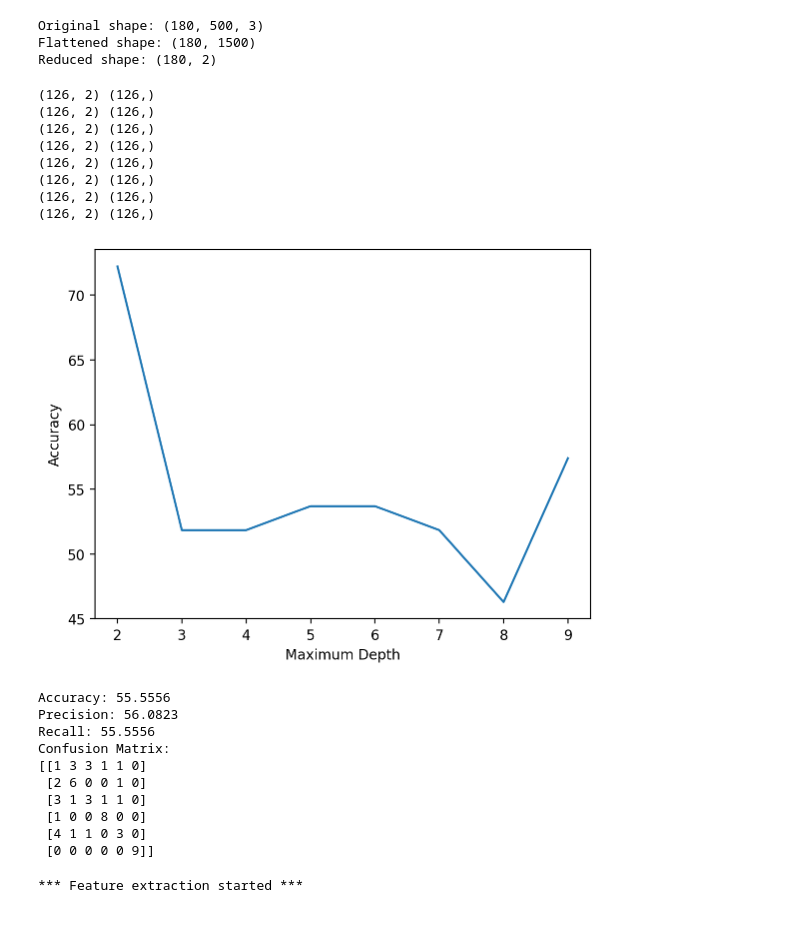
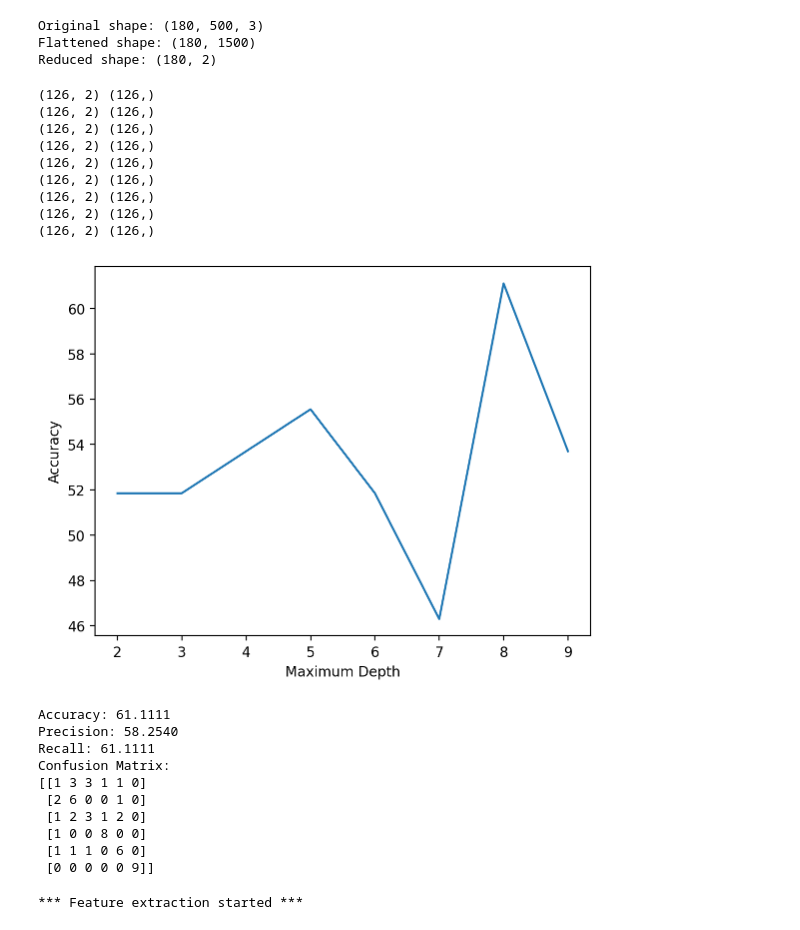
Before and after one commit to Jain-Laksh/ES335-assignment-1, a Jupyter notebook: HAR/task_2.ipynb, the cells around one changed output. Saved outputs shown, nothing was run; the diff lists cells and outputs as text; code cells hidden in the pictures.

```diff
--- a/HAR/task_2.ipynb
+++ b/HAR/task_2.ipynb
@@ -53,35 +58,49 @@ for i in range(len(y)):
 X_list = []
 y_list = []
 
 for i in range(2,10):
     X_list.append(i)
     dt = DecisionTreeClassifier(criterion='entropy', max_depth=i)
     X_train,X_test,y_train,y_test = train_test_split(X,y,test_size=0.3,random_state=20,stratify=y)
     print(X_train.shape, y_train.shape)
     dt.fit(X_train, y_train)
     y_predicted = dt.predict(X_test)
     y_predicted = pd.DataFrame({'Label':y_predicted})
     # accuracy = len(y_predicted[y_predicted['Label']==y_test])/len(y_test)
+    accuracy = accuracy_score(y_test, y_predicted)
     y_list.append(accuracy*100)
-    accuracy = accuracy_score(y_test, y_predicted)
     precision = precision_score(y_test, y_predicted, average='weighted')
     recall = recall_score(y_test, y_predicted, average='weighted')
     conf_matrix = confusion_matrix(y_test, y_predicted)
 
+# X_list.append(i)
+dt = DecisionTreeClassifier(criterion='entropy', max_depth=8)
+X_train,X_test,y_train,y_test = train_test_split(X,y,test_size=0.3,random_state=20,stratify=y)
+print(X_train.shape, y_train.shape)
+dt.fit(X_train, y_train)
+y_predicted = dt.predict(X_test)
+y_predicted = pd.DataFrame({'Label':y_predicted})
+# accuracy = len(y_predicted[y_predicted['Label']==y_test])/len(y_test)
+accuracy = accuracy_score(y_test, y_predicted)
+# y_list.append(accuracy*100)
+precision = precision_score(y_test, y_predicted, average='weighted')
+recall = recall_score(y_test, y_predicted, average='weighted')
+conf_matrix = confusion_matrix(y_test, y_predicted)
 plt.plot(X_list, y_list)
 plt.xlabel('Maximum Depth')
 plt.ylabel('Accuracy')
 plt.show()
 # %% [output]
 (126, 2) (126,)
 (126, 2) (126,)
 (126, 2) (126,)
 (126, 2) (126,)
 (126, 2) (126,)
 (126, 2) (126,)
 (126, 2) (126,)
 (126, 2) (126,)
+(126, 2) (126,)
-[figure, old version]
+[figure, new version]
 # %%
 print(f"Accuracy: {accuracy*100:.4f}")
 print(f"Precision: {precision*100:.4f}")
@@ -89,15 +108,15 @@ print(f"Recall: {recall*100:.4f}")
 print("Confusion Matrix:")
 print(conf_matrix)
 # %% [output]
-Accuracy: 55.5556
-Precision: 56.0823
-Recall: 55.5556
+Accuracy: 61.1111
+Precision: 58.2540
+Recall: 61.1111
 Confusion Matrix:
 [[1 3 3 1 1 0]
  [2 6 0 0 1 0]
- [3 1 3 1 1 0]
+ [1 2 3 1 2 0]
  [1 0 0 8 0 0]
- [4 1 1 0 3 0]
+ [1 1 1 0 6 0]
  [0 0 0 0 0 9]]
 # %%
 # Install TSFEL if not already installed
```
Also changed, not shown: parts of 3 cells of this notebook.
